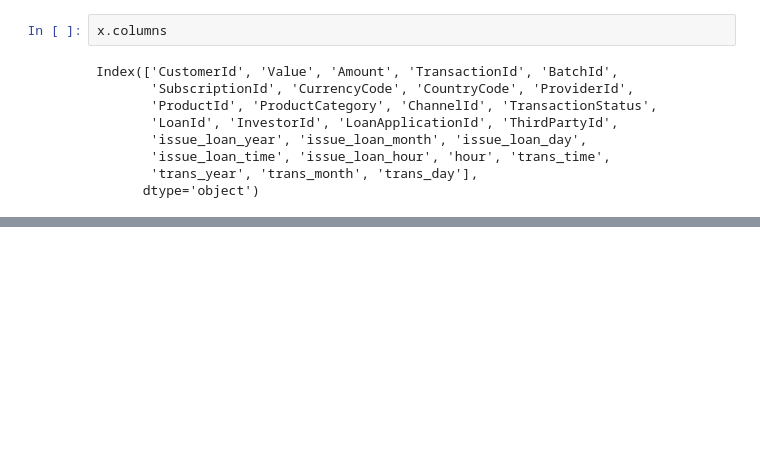
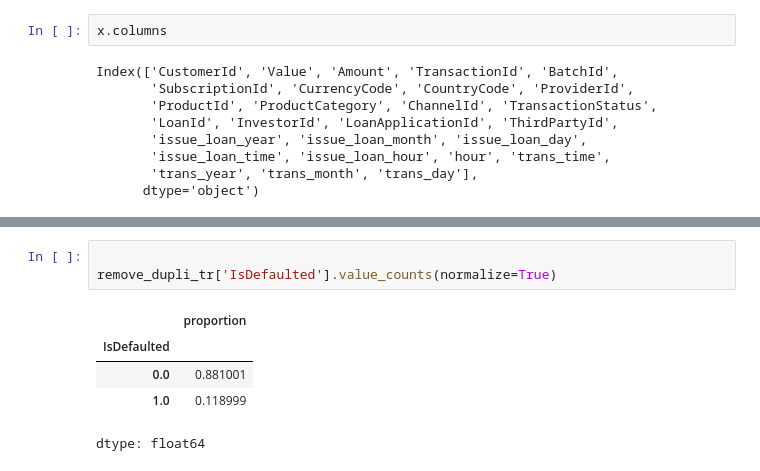
Before and after one commit to mthimkulu23/Standard-Bank-Tech-Impact-Challenge-Xente-Credit-Scoring-Challenge, a Jupyter notebook: Standard_Bank_Tech_Impact_Challenge_Xente_Credit_Scoring_Challenge.ipynb, the cells around one changed output, grey strips where cells are left out. Drawn from its saved outputs; the diff is of its cells as text; blank space fills up the shorter version.

```diff
--- a/Standard_Bank_Tech_Impact_Challenge_Xente_Credit_Scoring_Challenge.ipynb
+++ b/Standard_Bank_Tech_Impact_Challenge_Xente_Credit_Scoring_Challenge.ipynb
@@ -246,0 +278,9 @@ check_invalid_value
+# %%
+
+remove_dupli_tr['IsDefaulted'].value_counts(normalize=True)
+# %% [output]
+|  | proportion |
+| IsDefaulted |  |
+| 0.0 | 0.881001 |
+| 1.0 | 0.118999 |
+dtype: float64
```
Also changed, not shown: parts of 5 cells of this notebook.
